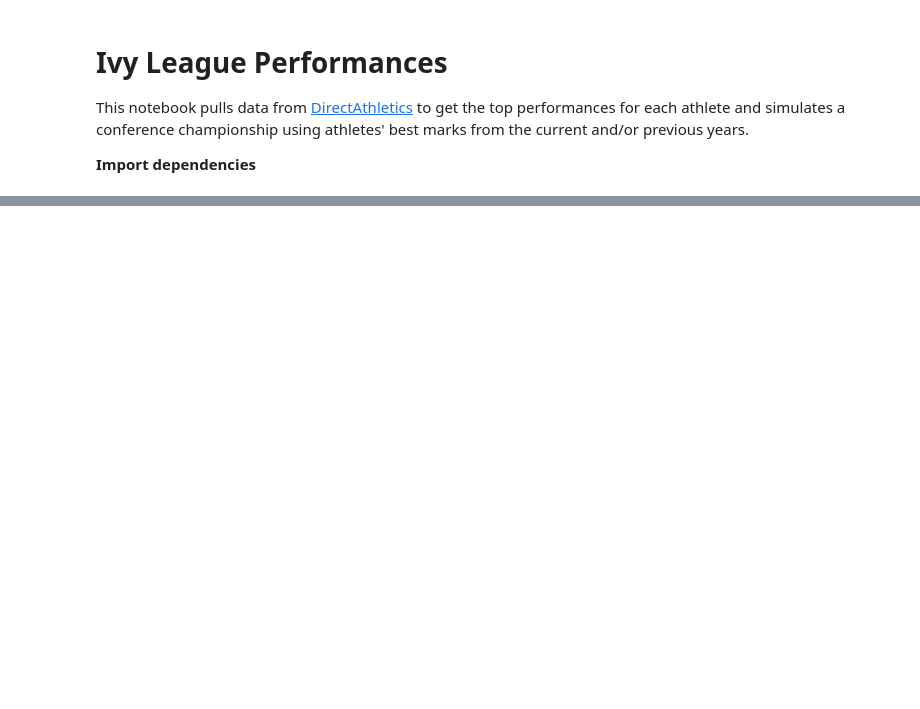
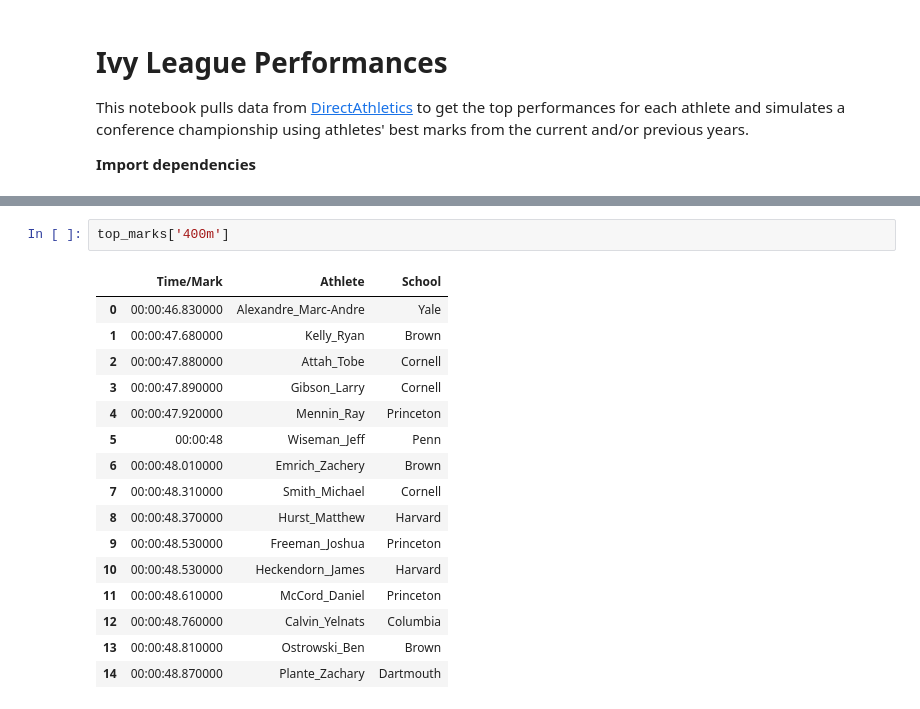
Before and after one commit to malcolmjmr/track, a Jupyter notebook: Ivy League Performances.ipynb, the cells around one changed output, grey strips where cells are left out. Drawn from its saved outputs; the diff is of its cells as text; blank space fills up the shorter version.

```diff
--- a/Ivy League Performances.ipynb
+++ b/Ivy League Performances.ipynb
@@ -25,0 +97,19 @@ del team_performances['Harvard']['Safo_Elliot']
+# %%
+top_marks['400m']
+# %% [output]
+|  | Time/Mark | Athlete | School |
+| 0 | 00:00:46.830000 | Alexandre_Marc-Andre | Yale |
+| 1 | 00:00:47.680000 | Kelly_Ryan | Brown |
+| 2 | 00:00:47.880000 | Attah_Tobe | Cornell |
+| 3 | 00:00:47.890000 | Gibson_Larry | Cornell |
+| 4 | 00:00:47.920000 | Mennin_Ray | Princeton |
+| 5 | 00:00:48 | Wiseman_Jeff | Penn |
+| 6 | 00:00:48.010000 | Emrich_Zachery | Brown |
+| 7 | 00:00:48.310000 | Smith_Michael | Cornell |
+| 8 | 00:00:48.370000 | Hurst_Matthew | Harvard |
+| 9 | 00:00:48.530000 | Freeman_Joshua | Princeton |
+| 10 | 00:00:48.530000 | Heckendorn_James | Harvard |
+| 11 | 00:00:48.610000 | McCord_Daniel | Princeton |
+| 12 | 00:00:48.760000 | Calvin_Yelnats | Columbia |
+| 13 | 00:00:48.810000 | Ostrowski_Ben | Brown |
+| 14 | 00:00:48.870000 | Plante_Zachary | Dartmouth |
```
Also changed, not shown: parts of 14 cells of this notebook, 6 other files.
